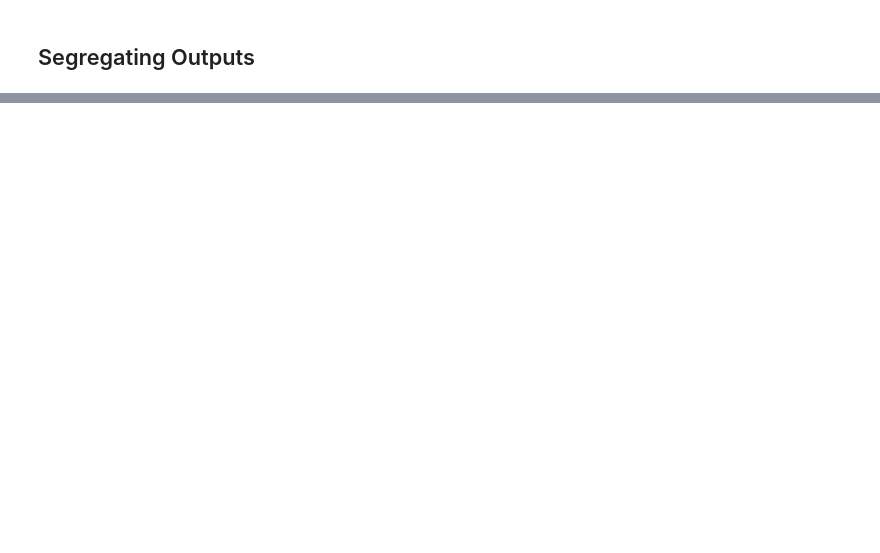
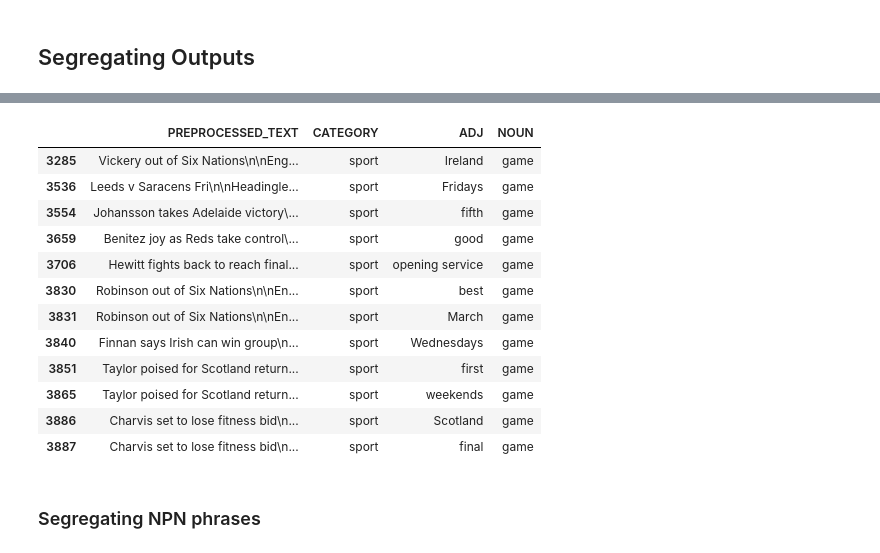
Before and after one commit to ManashJKonwar/NLP-Information-Pattern-Finder, a Jupyter notebook: supporting_scripts_notebooks/sn_textual_patterns.ipynb, the cells around one changed output, grey strips where cells are left out. Cells and saved outputs as stored; diff of their text form; code cells hidden in the pictures; blank space fills up the shorter version.

```diff
--- a/supporting_scripts_notebooks/sn_textual_patterns.ipynb
+++ b/supporting_scripts_notebooks/sn_textual_patterns.ipynb
@@ -336,5 +338,5 @@ rule_p(test_text)
 # %%
-tqdm.pandas(desc='Extracting PN Phrases')
-sample_data['P_PHRASES'] = sample_data['PREPROCESSED_TEXT'].progress_apply(rule_p)
+tqdm.pandas(desc='Extracting NPN Phrases')
+sample_data['NPN_PHRASES'] = sample_data['PREPROCESSED_TEXT'].progress_apply(rule_npn)
 # sample_data['P_PHRASES'] = dd.from_pandas(sample_data.PREPROCESSED_TEXT, npartitions=4*multiprocessing.cpu_count()).map_partitions(lambda dframe: dframe.apply(lambda row: rule_p(row))).compute(scheduler='processes')
 # %%
@@ -452,0 +606,37 @@ final_nvn_mod_list[:5]
+# %%
+noun_dict = dict()
+dis_dict = dict()
+dis_list = []
+
+# iterating over all the sentences
+for i in range(len(an_sample_data)):
+
+    # sentence containing the output
+    sentence = an_sample_data.loc[i,'PREPROCESSED_TEXT']
+    # catgeory info
+    category = an_sample_data.loc[i,'CATEGORIES']
+    # output of the sentence
+    output = an_sample_data.loc[i,'AN_PHRASES']
+
+    # iterating over all the outputs from the sentence
+    for sent in output:
+        # separate adjective and noun
+        adj, n = ''.join([item.strip() for item in sent['phrase'].split(sent['noun'])]), sent['noun']
+
+        # append to list, along with the sentence
+        dis_dict = {
+            'PREPROCESSED_TEXT':sentence,
+            'CATEGORY':category,
+            'ADJ':adj,
+            'NOUN':n}
+        dis_list.append(dis_dict)
+
+        # counting the number of sentences containing the noun
+        noun = sent['noun']
+        if noun in noun_dict:
+            noun_dict[noun]+=1
+        else:
+            noun_dict[noun]=1
+
+df_an_sep = pd.DataFrame(dis_list)
+df_an_sep.head(5)
@@ -452,0 +672,18 @@ final_nvn_mod_list[:5]
+# %%
+df_an_sep.loc[df_an_sep.CATEGORY.isin(['sport'])][df_an_sep['NOUN']=='game']
+# %% [output]
+|  | PREPROCESSED_TEXT | CATEGORY | ADJ | NOUN |
+| 3285 | Vickery out of Six Nations\n\nEng... | sport | Ireland | game |
+| 3536 | Leeds v Saracens Fri\n\nHeadingle... | sport | Fridays | game |
+| 3554 | Johansson takes Adelaide victory\... | sport | fifth | game |
+| 3659 | Benitez joy as Reds take control\... | sport | good | game |
+| 3706 | Hewitt fights back to reach final... | sport | opening service | game |
+| 3830 | Robinson out of Six Nations\n\nEn... | sport | best | game |
+| 3831 | Robinson out of Six Nations\n\nEn... | sport | March | game |
+| 3840 | Finnan says Irish can win group\n... | sport | Wednesdays | game |
+| 3851 | Taylor poised for Scotland return... | sport | first | game |
+| 3865 | Taylor poised for Scotland return... | sport | weekends | game |
+| 3886 | Charvis set to lose fitness bid\n... | sport | Scotland | game |
+| 3887 | Charvis set to lose fitness bid\n... | sport | final | game |
+# %% [markdown]
+### Segregating NPN phrases
```
Also changed, not shown: parts of 37 cells of this notebook.
